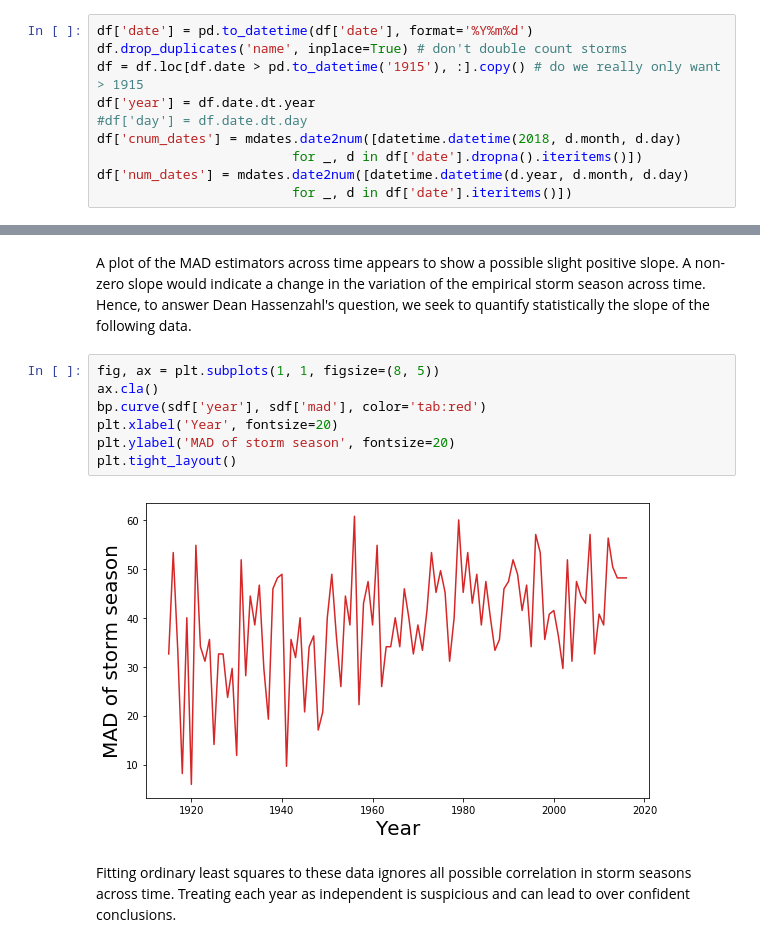
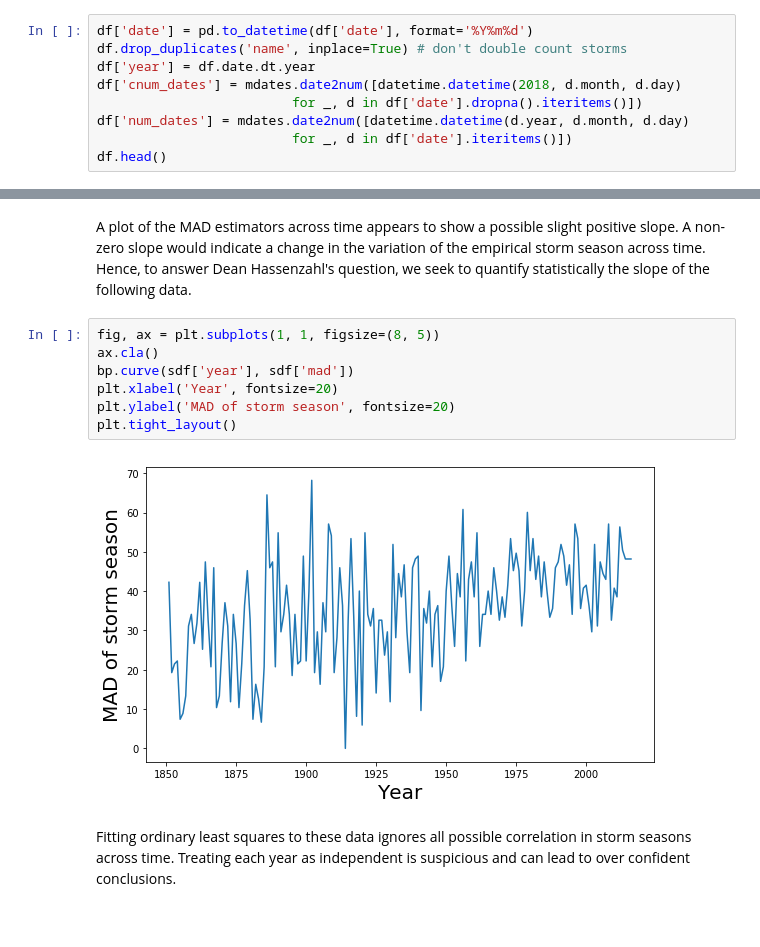
Before and after one commit to roualdes/stormevents, a Jupyter notebook: stormevents.ipynb, the cells around one changed output, grey strips where cells are left out. Cells and saved outputs as stored; diff of their text form.

```diff
--- a/stormevents.ipynb
+++ b/stormevents.ipynb
@@ -26,10 +25,9 @@ To properly work with dates in Python, we convert dates, in the format YYYMMDD,
 # %%
 df['date'] = pd.to_datetime(df['date'], format='%Y%m%d')
 df.drop_duplicates('name', inplace=True) # don't double count storms
-df = df.loc[df.date > pd.to_datetime('1915'), :].copy() # do we really only want > 1915
 df['year'] = df.date.dt.year
-#df['day'] = df.date.dt.day
 df['cnum_dates'] = mdates.date2num([datetime.datetime(2018, d.month, d.day)
                          for _, d in df['date'].dropna().iteritems()])
 df['num_dates'] = mdates.date2num([datetime.datetime(d.year, d.month, d.day)
                          for _, d in df['date'].iteritems()])
+df.head()
@@ -111,12 +118,12 @@ A plot of the MAD estimators across time appears to show a possible slight posit
 # %%
 fig, ax = plt.subplots(1, 1, figsize=(8, 5))
 ax.cla()
-bp.curve(sdf['year'], sdf['mad'], color='tab:red')
+bp.curve(sdf['year'], sdf['mad'])
 plt.xlabel('Year', fontsize=20)
 plt.ylabel('MAD of storm season', fontsize=20)
 plt.tight_layout()
 # %% [output]
-[figure, old version]
+[figure, new version]
 # %% [markdown]
 Fitting ordinary least squares to these data ignores all possible correlation in storm seasons across time.  Treating each year as independent is suspicious and can lead to over confident conclusions.
 # %%
```
Also changed, not shown: parts of 64 cells of this notebook, 2 other files.
